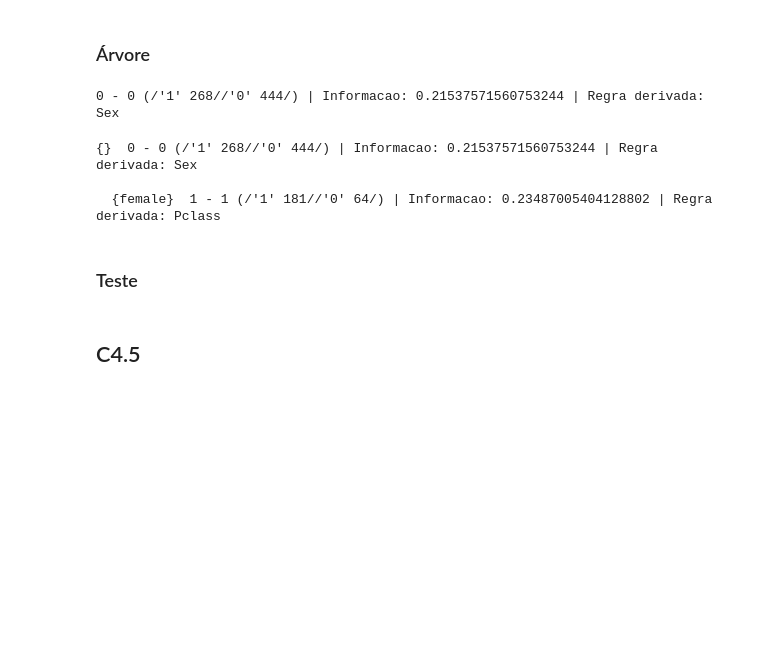
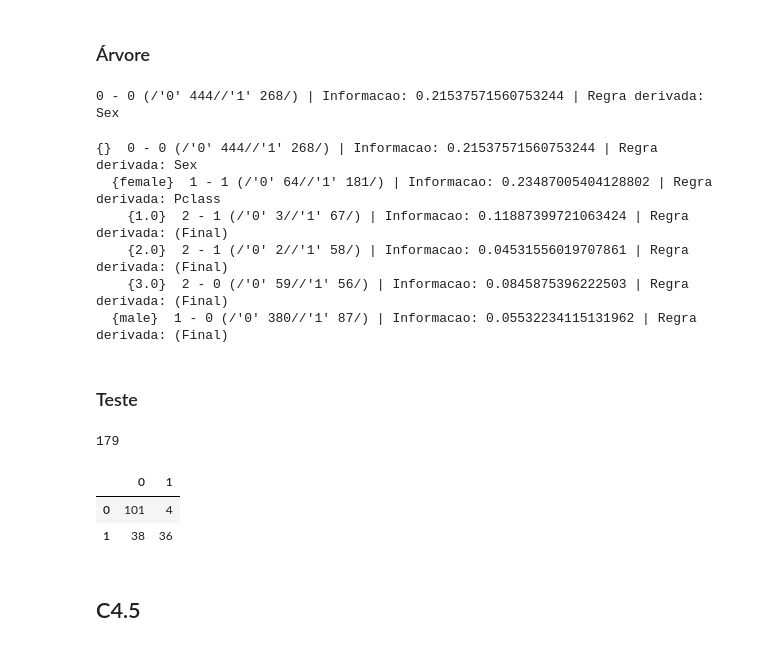
Before and after one commit to Mateus-Resende-Ottoni/InteligenciaArtificial, a Jupyter notebook: Lista4/TreeTest.ipynb, the cells around one changed output. Drawn from its saved outputs; the diff is of its cells as text; code cells hidden in the pictures; blank space fills up the shorter version.

Commit message:
Update Lista4\TreeTest
Atualização do arquivo de demonstração da biblioteca

```diff
--- a/Lista4/TreeTest.ipynb
+++ b/Lista4/TreeTest.ipynb
@@ -82,3 +84,9 @@ for column in dados_base.columns:
+# %%
+# Garantir que colunas de valor numérico estão salvas como valor float
+colunas_numericas = ['Pclass', 'Age', 'SibSp', 'Parch', 'Fare']
+for coluna in colunas_numericas:
+    for instancia in range(len(dados_base[coluna])):
+        dados_base.loc[instancia, coluna] = float(dados_base[coluna][instancia])
 # %% [markdown]
 ## Separação entre dados para cada algoritmo
 # %%
@@ -168,15 +188,30 @@ tree_cart.create_tree(data= dados_cart_atributos_treino, result= dados_cart_resu
 # %%
 print(tree_id3.root)
 # %% [output]
-0 - 0 (/'1' 268//'0' 444/) | Informacao: 0.21537571560753244 | Regra derivada: Sex
+0 - 0 (/'0' 444//'1' 268/) | Informacao: 0.21537571560753244 | Regra derivada: Sex
 # %%
 print(tree_id3.__str__())
 # %% [output]
-{}  0 - 0 (/'1' 268//'0' 444/) | Informacao: 0.21537571560753244 | Regra derivada: Sex
-
-  {female}  1 - 1 (/'1' 181//'0' 64/) | Informacao: 0.23487005404128802 | Regra derivada: Pclass
+{}  0 - 0 (/'0' 444//'1' 268/) | Informacao: 0.21537571560753244 | Regra derivada: Sex
+  {female}  1 - 1 (/'0' 64//'1' 181/) | Informacao: 0.23487005404128802 | Regra derivada: Pclass
+    {1.0}  2 - 1 (/'0' 3//'1' 67/) | Informacao: 0.11887399721063424 | Regra derivada: (Final)
+    {2.0}  2 - 1 (/'0' 2//'1' 58/) | Informacao: 0.04531556019707861 | Regra derivada: (Final)
+    {3.0}  2 - 0 (/'0' 59//'1' 56/) | Informacao: 0.0845875396222503 | Regra derivada: (Final)
+  {male}  1 - 0 (/'0' 380//'1' 87/) | Informacao: 0.05532234115131962 | Regra derivada: (Final)
 # %% [markdown]
 ### Teste
+# %%
+confusionMatrix_ID3 = tree_id3.test_tree(test_data= dados_id3_atributos_teste, test_results= dados_id3_resultados_teste)
+# %%
+len(dados_id3_atributos_teste)
+# %% [output]
+179
+# %%
+confusionMatrix_ID3
+# %% [output]
+|  | 0 | 1 |
+| 0 | 101 | 4 |
+| 1 | 38 | 36 |
 # %% [markdown]
 ## C4.5
 # %% [markdown]
```
Also changed, not shown: parts of 13 cells of this notebook.
